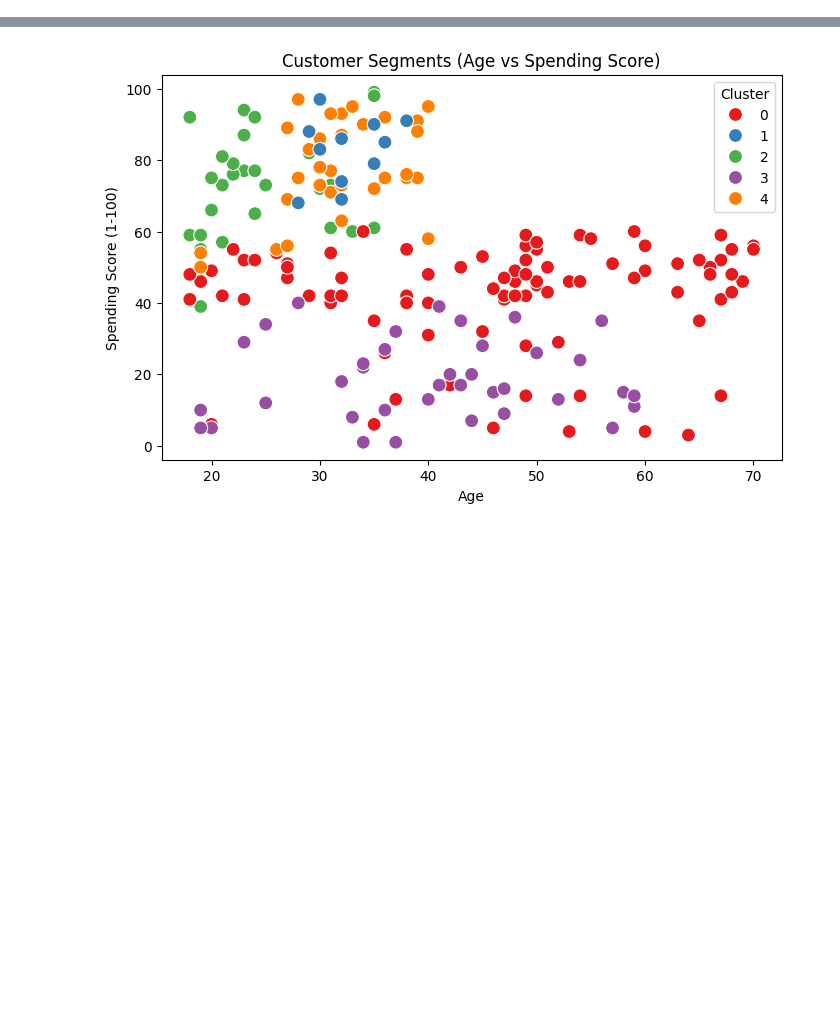
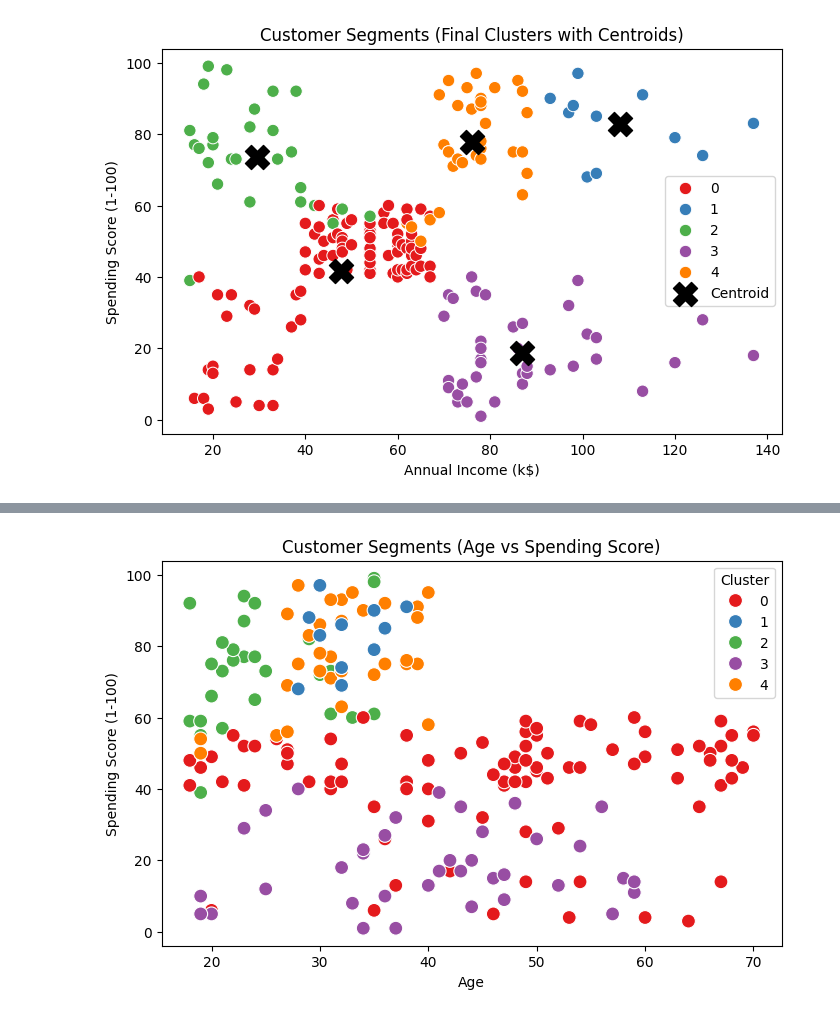
Before and after one commit to Jarad-patrick/customer_segmentation_project, a Jupyter notebook: k_means.ipynb, the cells around one changed output, grey strips where cells are left out. Cells and saved outputs as stored; diff of their text form; code cells hidden in the pictures; blank space fills up the shorter version.

Commit message:
feat: overall summary of clusters

```diff
--- a/k_means.ipynb
+++ b/k_means.ipynb
@@ -0,0 +1,46 @@
+# %%
+import pandas as pd
+import matplotlib.pyplot as plt
+import seaborn as sns
+from sklearn.cluster import KMeans
+
+df = pd.read_csv('Mall_Customers.csv')
+
+df_single_column = df.rename(columns={'Genre':'Gender'},inplace=True)
+
+
+X = df[['Age', 'Annual Income (k$)', 'Spending Score (1-100)']]
+
+
+kmeans = KMeans(n_clusters=5, init='k-means++', random_state=42)
+clusters = kmeans.fit_predict(X)
+
+df['Cluster'] = clusters
+
+centroids = kmeans.cluster_centers_
+
+plt.figure(figsize=(8,5))
+sns.scatterplot(
+    x='Annual Income (k$)',
+    y='Spending Score (1-100)',
+    hue='Cluster',
+    palette='Set1',
+    data=df,
+    s=80
+)
+
+
+plt.scatter(
+    centroids[:,1],   #annual income
+    centroids[:,2],   #spending score
+    s=300,
+    c='black',
+    marker='X',
+    label='Centroid'
+)
+
+plt.title("Customer Segments (Final Clusters with Centroids)")
+plt.legend()
+plt.show()
+# %% [output]
+[figure, added]
```
Also changed, not shown: parts of 1 cell of this notebook.
